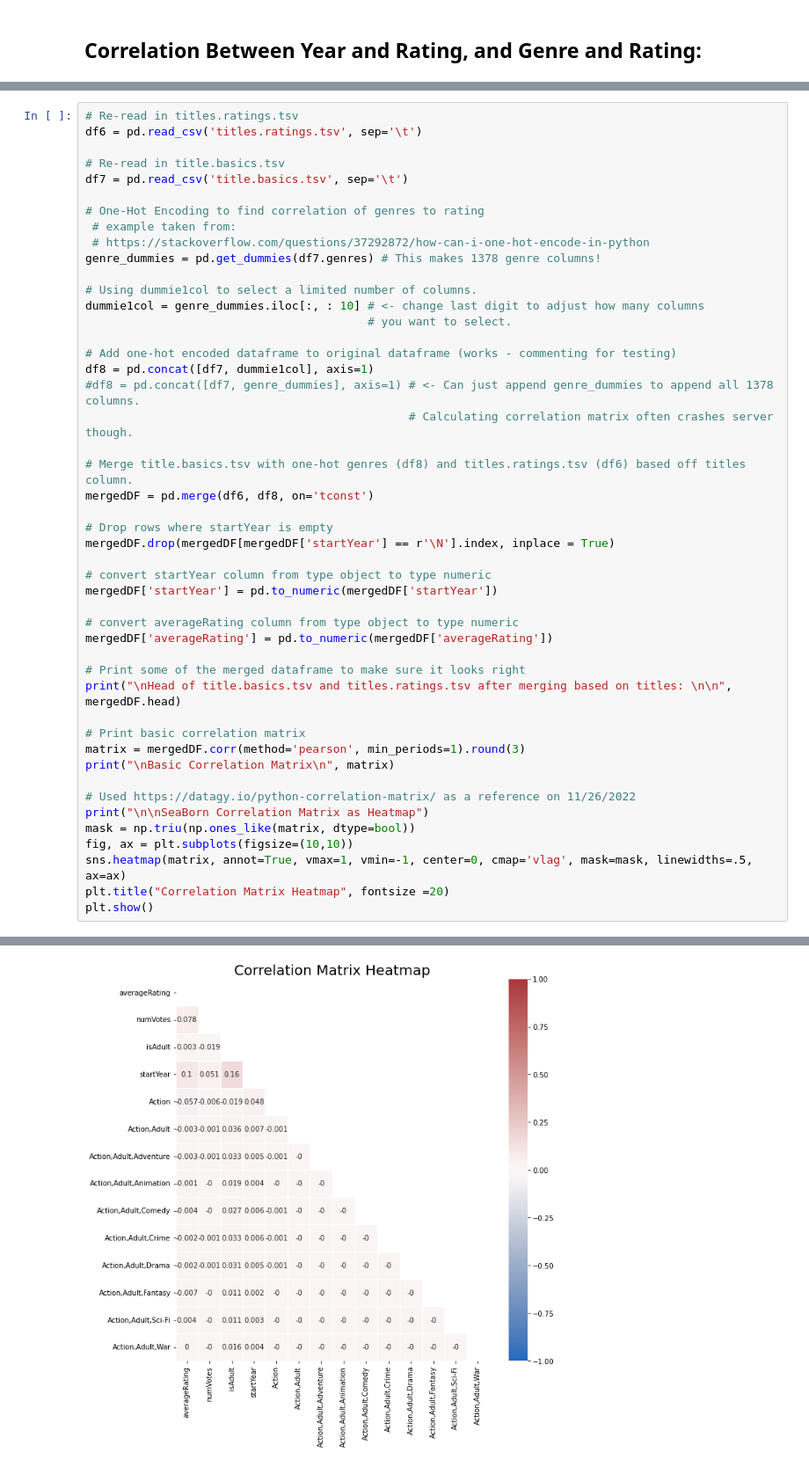
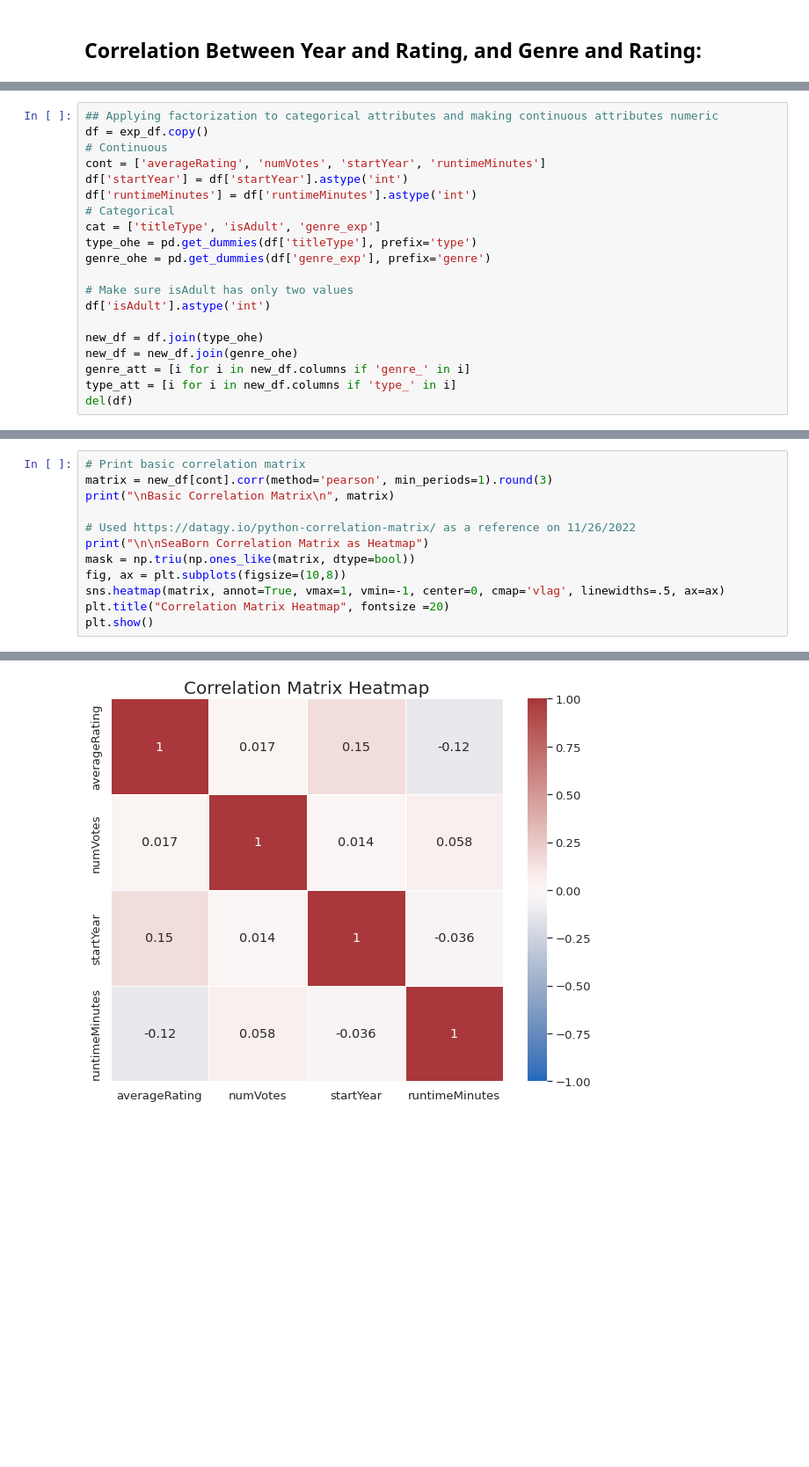
Before and after one commit to dash2927/ABCD, a Jupyter notebook: imdbEDA.ipynb, the cells around one changed output, grey strips where cells are left out. Shown at 88% size. Saved outputs shown, nothing was run; the diff lists cells and outputs as text; blank space fills up the shorter version.

Commit message:
Made additional observations, fixed correlation, added trend matrices

```diff
--- a/imdbEDA.ipynb
+++ b/imdbEDA.ipynb
@@ -236,0 +349,20 @@ Name: runtimeMinutes, dtype: float64
+# %%
+## Applying factorization to categorical attributes and making continuous attributes numeric
+df = exp_df.copy()
+# Continuous
+cont = ['averageRating', 'numVotes', 'startYear', 'runtimeMinutes']
+df['startYear'] = df['startYear'].astype('int')
+df['runtimeMinutes'] = df['runtimeMinutes'].astype('int')
+# Categorical
+cat = ['titleType', 'isAdult', 'genre_exp']
+type_ohe = pd.get_dummies(df['titleType'], prefix='type')
+genre_ohe = pd.get_dummies(df['genre_exp'], prefix='genre')
+
+# Make sure isAdult has only two values
+df['isAdult'].astype('int')
+
+new_df = df.join(type_ohe)
+new_df = new_df.join(genre_ohe)
+genre_att = [i for i in new_df.columns if 'genre_' in i]
+type_att = [i for i in new_df.columns if 'type_' in i]
+del(df)
@@ -237,48 +401,13 @@ Name: runtimeMinutes, dtype: float64
 # %%
-# Re-read in titles.ratings.tsv
-df6 = pd.read_csv('titles.ratings.tsv', sep='\t')
-
-# Re-read in title.basics.tsv
-df7 = pd.read_csv('title.basics.tsv', sep='\t')
-
-# One-Hot Encoding to find correlation of genres to rating
- # example taken from:
- # https://stackoverflow.com/questions/37292872/how-can-i-one-hot-encode-in-python
-genre_dummies = pd.get_dummies(df7.genres) # This makes 1378 genre columns!
-
-# Using dummie1col to select a limited number of columns.
-dummie1col = genre_dummies.iloc[:, : 10] # <- change last digit to adjust how many columns
-                                         # you want to select.
-
-# Add one-hot encoded dataframe to original dataframe (works - commenting for testing)
-df8 = pd.concat([df7, dummie1col], axis=1)
-#df8 = pd.concat([df7, genre_dummies], axis=1) # <- Can just append genre_dummies to append all 1378 columns.
-                                               # Calculating correlation matrix often crashes server though.
-
-# Merge title.basics.tsv with one-hot genres (df8) and titles.ratings.tsv (df6) based off titles column.
-mergedDF = pd.merge(df6, df8, on='tconst')
-
-# Drop rows where startYear is empty
-mergedDF.drop(mergedDF[mergedDF['startYear'] == r'\N'].index, inplace = True)
-
-# convert startYear column from type object to type numeric
-mergedDF['startYear'] = pd.to_numeric(mergedDF['startYear'])
-
-# convert averageRating column from type object to type numeric
-mergedDF['averageRating'] = pd.to_numeric(mergedDF['averageRating'])
-
-# Print some of the merged dataframe to make sure it looks right
-print("\nHead of title.basics.tsv and titles.ratings.tsv after merging based on titles: \n\n", mergedDF.head)
-
 # Print basic correlation matrix
-matrix = mergedDF.corr(method='pearson', min_periods=1).round(3)
+matrix = new_df[cont].corr(method='pearson', min_periods=1).round(3)
 print("\nBasic Correlation Matrix\n", matrix)
 
 # Used https://datagy.io/python-correlation-matrix/ as a reference on 11/26/2022
 print("\n\nSeaBorn Correlation Matrix as Heatmap")
 mask = np.triu(np.ones_like(matrix, dtype=bool))
-fig, ax = plt.subplots(figsize=(10,10))
-sns.heatmap(matrix, annot=True, vmax=1, vmin=-1, center=0, cmap='vlag', mask=mask, linewidths=.5, ax=ax)
+fig, ax = plt.subplots(figsize=(10,8))
+sns.heatmap(matrix, annot=True, vmax=1, vmin=-1, center=0, cmap='vlag', linewidths=.5, ax=ax)
 plt.title("Correlation Matrix Heatmap", fontsize =20)
 plt.show()
 # %% [output]
@@ -299,4 +420,4 @@ Action,Adult,War                   1.000
 
 
 SeaBorn Correlation Matrix as Heatmap
-[figure, old version]
+[figure, new version]
```
Also changed, not shown: parts of 24 cells of this notebook.
